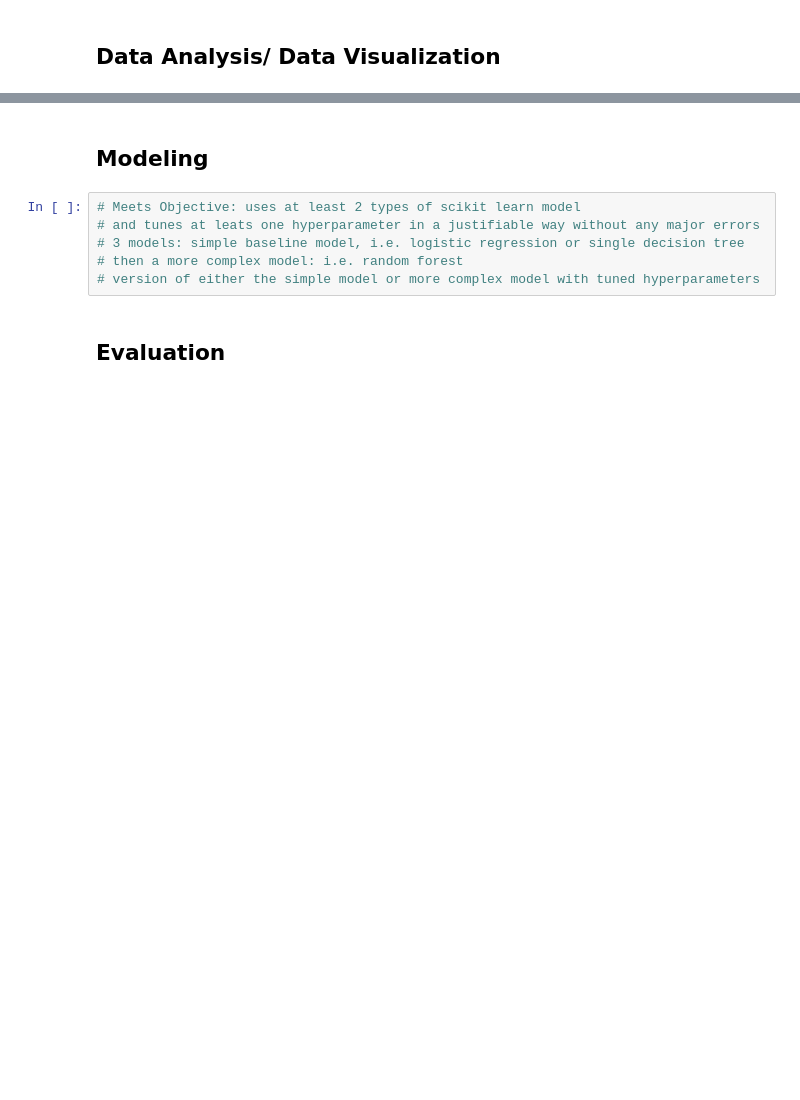
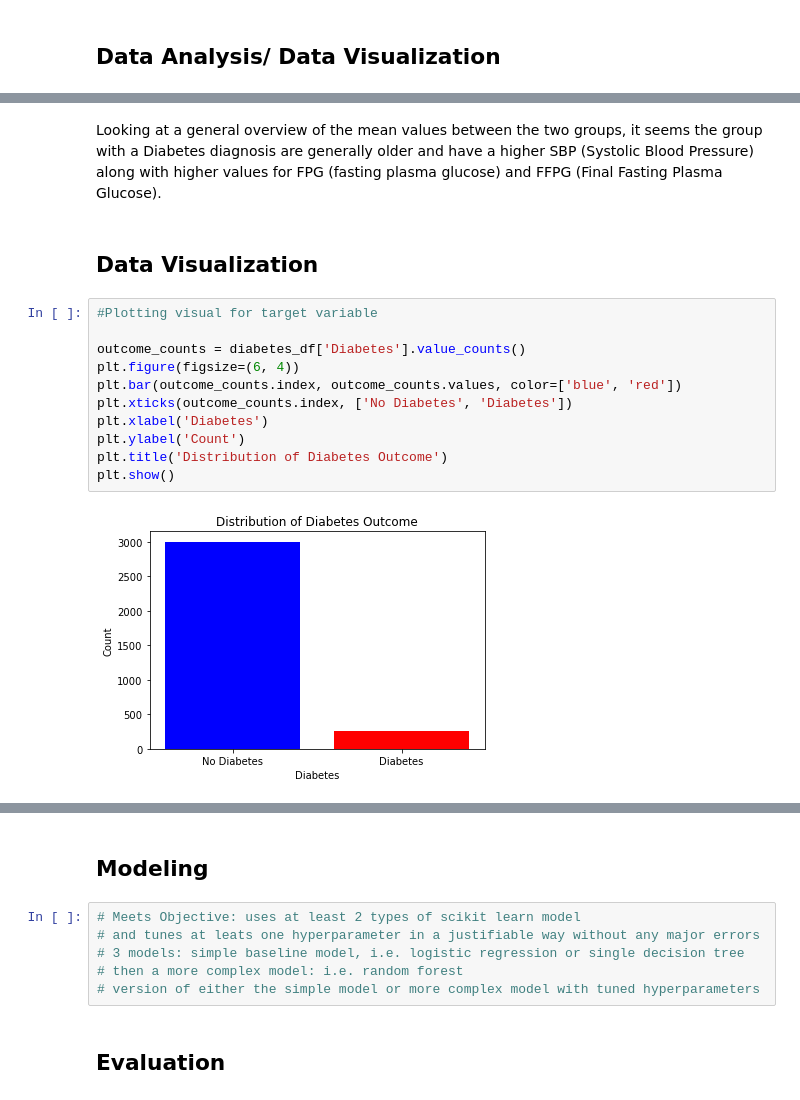
Before and after one commit to ldwilker10/predicting_diabetes_project, a Jupyter notebook: phase3_rough_draft/phase3_combined_draft.ipynb, the cells around one changed output, grey strips where cells are left out. Drawn from its saved outputs; the diff is of its cells as text; blank space fills up the shorter version.

```diff
--- a/phase3_rough_draft/phase3_combined_draft.ipynb
+++ b/phase3_rough_draft/phase3_combined_draft.ipynb
@@ -72,0 +342,17 @@ from sklearn.feature_selection import (VarianceThreshold, SelectKBest, f_regress
+# %% [markdown]
+Looking at a general overview of the mean values between the two groups, it seems the group with a Diabetes diagnosis are generally older and have a higher SBP (Systolic Blood Pressure) along with higher values for FPG (fasting plasma glucose) and FFPG (Final Fasting Plasma Glucose).
+# %% [markdown]
+## Data Visualization
+# %%
+#Plotting visual for target variable
+
+outcome_counts = diabetes_df['Diabetes'].value_counts()
+plt.figure(figsize=(6, 4))
+plt.bar(outcome_counts.index, outcome_counts.values, color=['blue', 'red'])
+plt.xticks(outcome_counts.index, ['No Diabetes', 'Diabetes'])
+plt.xlabel('Diabetes')
+plt.ylabel('Count')
+plt.title('Distribution of Diabetes Outcome')
+plt.show()
+# %% [output]
+[figure, added]
```
Also changed, not shown: parts of 23 cells of this notebook.
